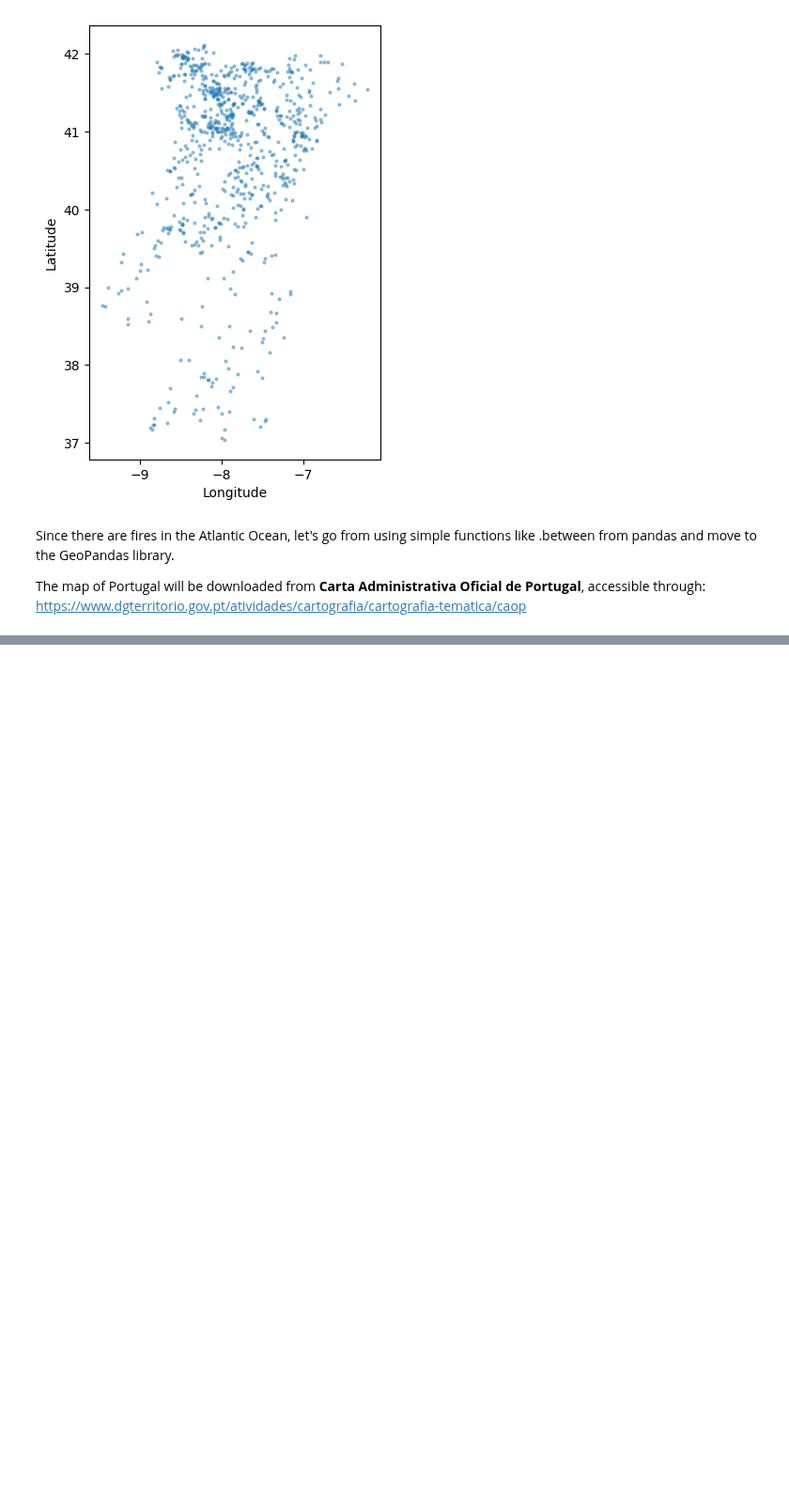
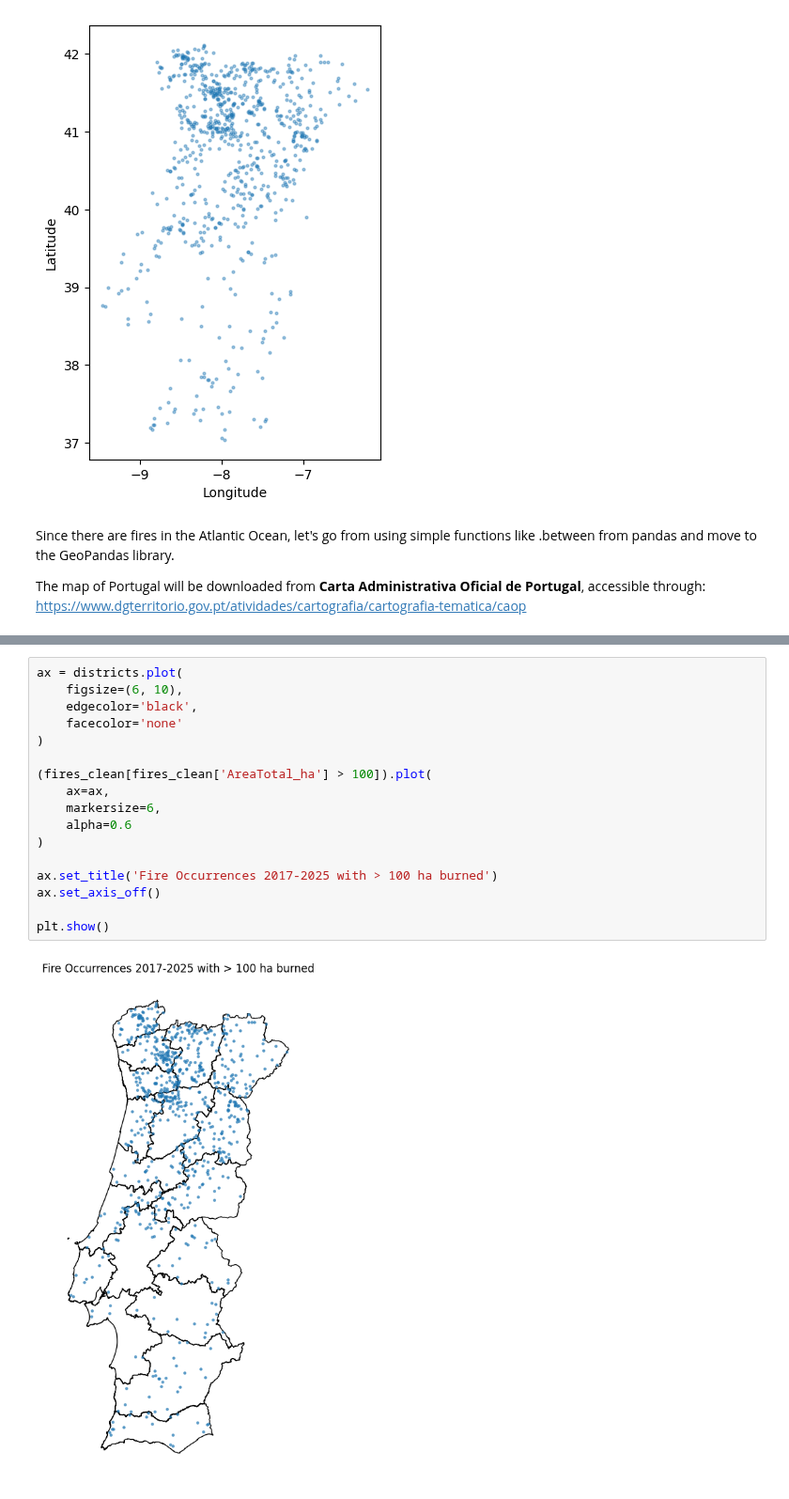
Before and after one commit to Daniel99Fonseca/wildfire-risk-portugal, a Jupyter notebook: notebooks/01_fire_data_exploration.ipynb, the cells around one changed output, grey strips where cells are left out. Shown at 94% size. Cells and saved outputs as stored; diff of their text form; blank space fills up the shorter version.

```diff
--- a/notebooks/01_fire_data_exploration.ipynb
+++ b/notebooks/01_fire_data_exploration.ipynb
@@ -844,0 +1012,19 @@ gpd.list_layers("../data/raw/CAOP_Continente_2025-gpkg/Continente_CAOP2025.gpkg"
+# %%
+ax = districts.plot(
+    figsize=(6, 10),
+    edgecolor='black',
+    facecolor='none'
+)
+
+(fires_clean[fires_clean['AreaTotal_ha'] > 100]).plot(
+    ax=ax,
+    markersize=6,
+    alpha=0.6
+)
+
+ax.set_title('Fire Occurrences 2017-2025 with > 100 ha burned')
+ax.set_axis_off()
+
+plt.show()
+# %% [output]
+[figure, added]
```
Also changed, not shown: parts of 61 cells of this notebook.
